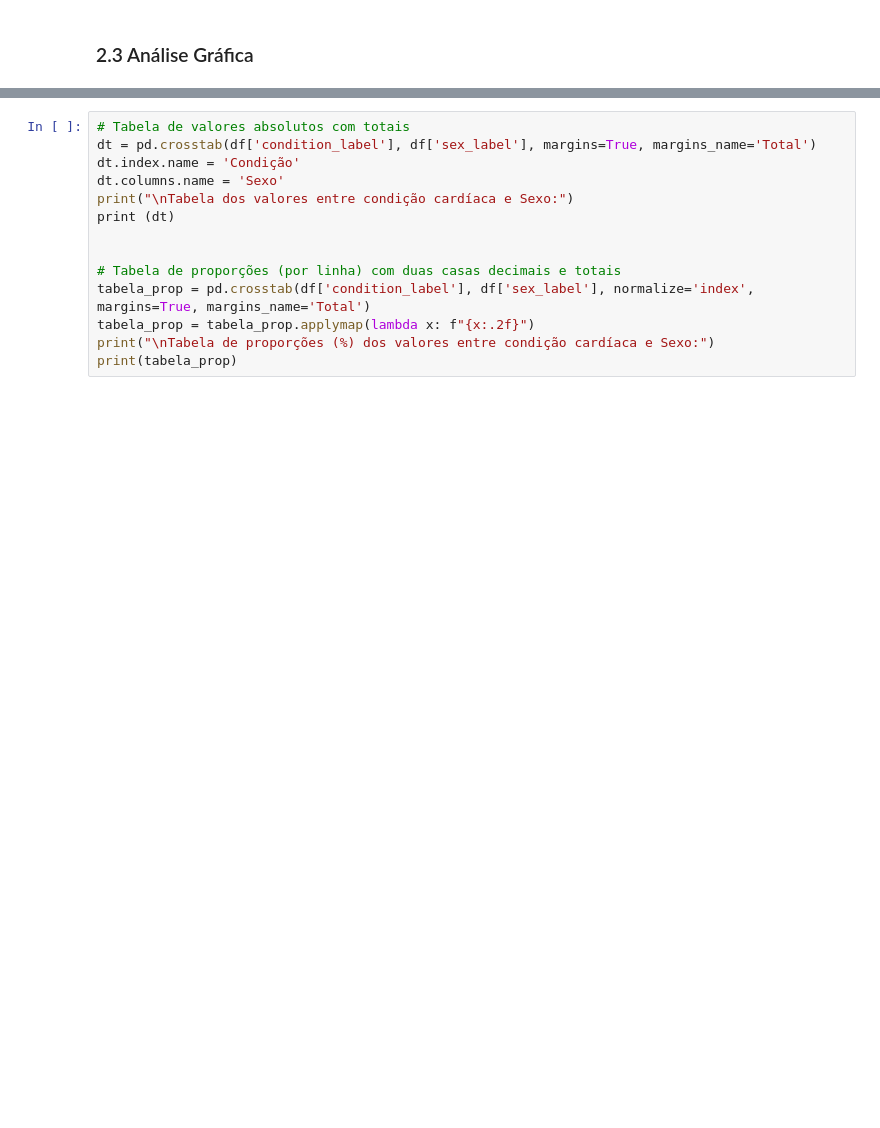
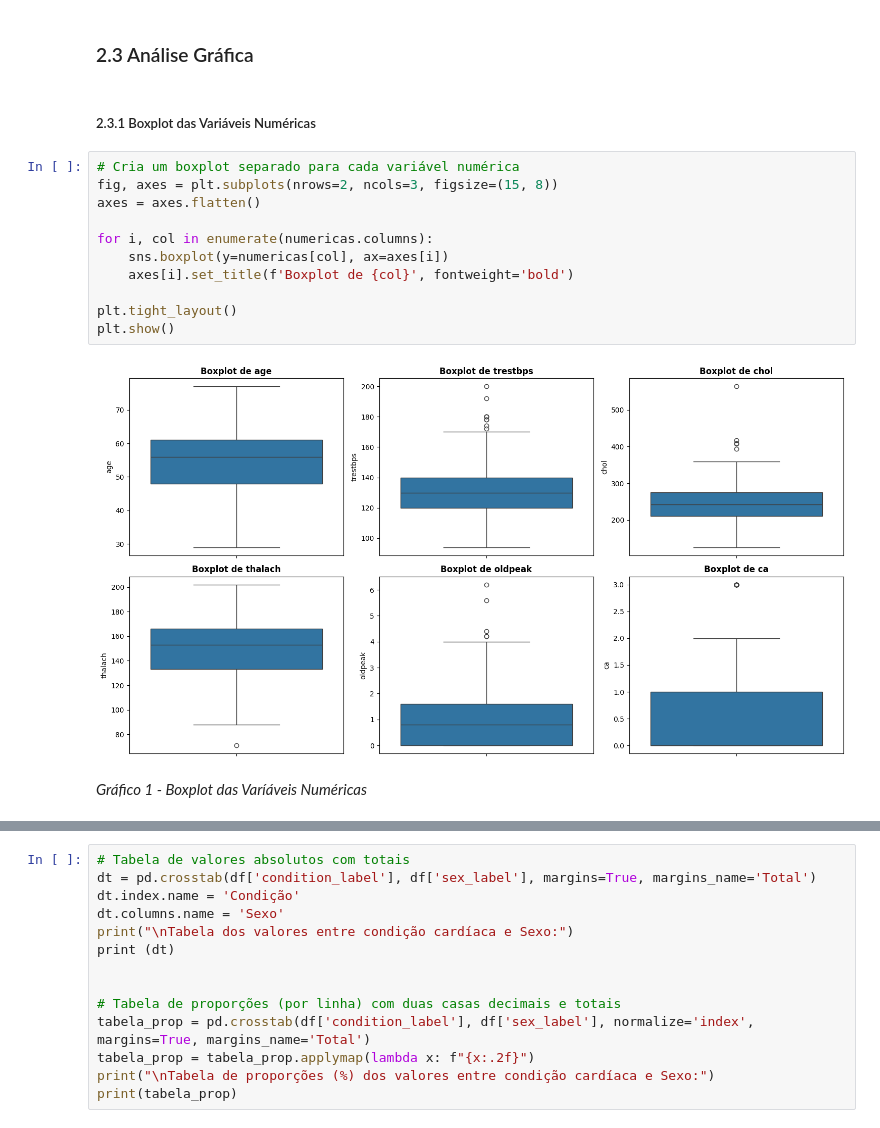
Before and after one commit to luiscpl/PUC_MVP, a Jupyter notebook: MVP_LUIS CLAUDIO.ipynb, the cells around one changed output, grey strips where cells are left out. Drawn from its saved outputs; the diff is of its cells as text; blank space fills up the shorter version.

```diff
--- a/MVP_LUIS CLAUDIO.ipynb
+++ b/MVP_LUIS CLAUDIO.ipynb
@@ -226,2 +260,19 @@ xxxxxxxxxxxxxxxxxxxxxxxfazer mais comentatios sobre a estatistica descritivasxxx
 # %% [markdown]
 ### 2.3 Análise Gráfica
+# %% [markdown]
+##### 2.3.1 Boxplot das Variáveis Numéricas
+# %%
+# Cria um boxplot separado para cada variável numérica
+fig, axes = plt.subplots(nrows=2, ncols=3, figsize=(15, 8))
+axes = axes.flatten()
+
+for i, col in enumerate(numericas.columns):
+    sns.boxplot(y=numericas[col], ax=axes[i])
+    axes[i].set_title(f'Boxplot de {col}', fontweight='bold')
+
+plt.tight_layout()
+plt.show()
+# %% [output]
+[figure, added]
+# %% [markdown]
+*Gráfico 1 - Boxplot das Varíáveis Numéricas*
```
Also changed, not shown: parts of 46 cells of this notebook.
